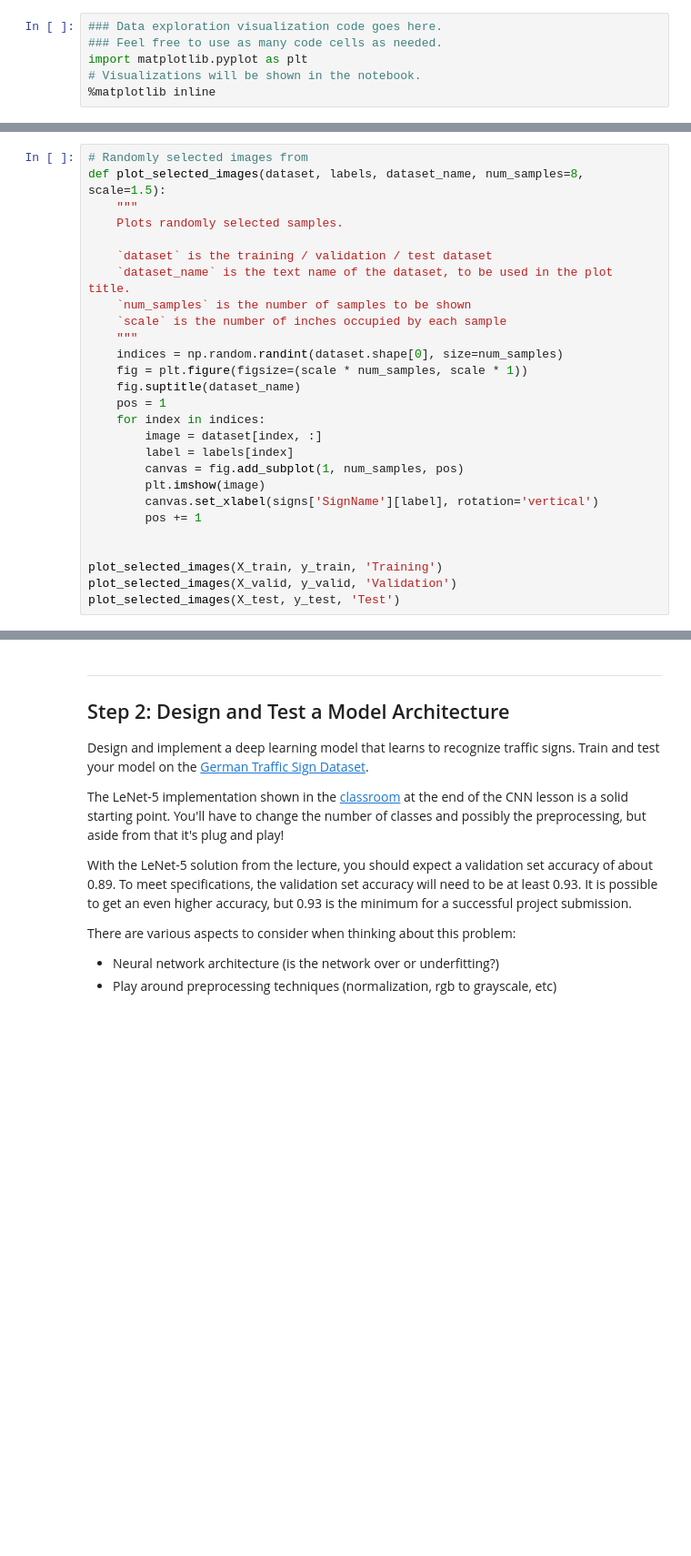
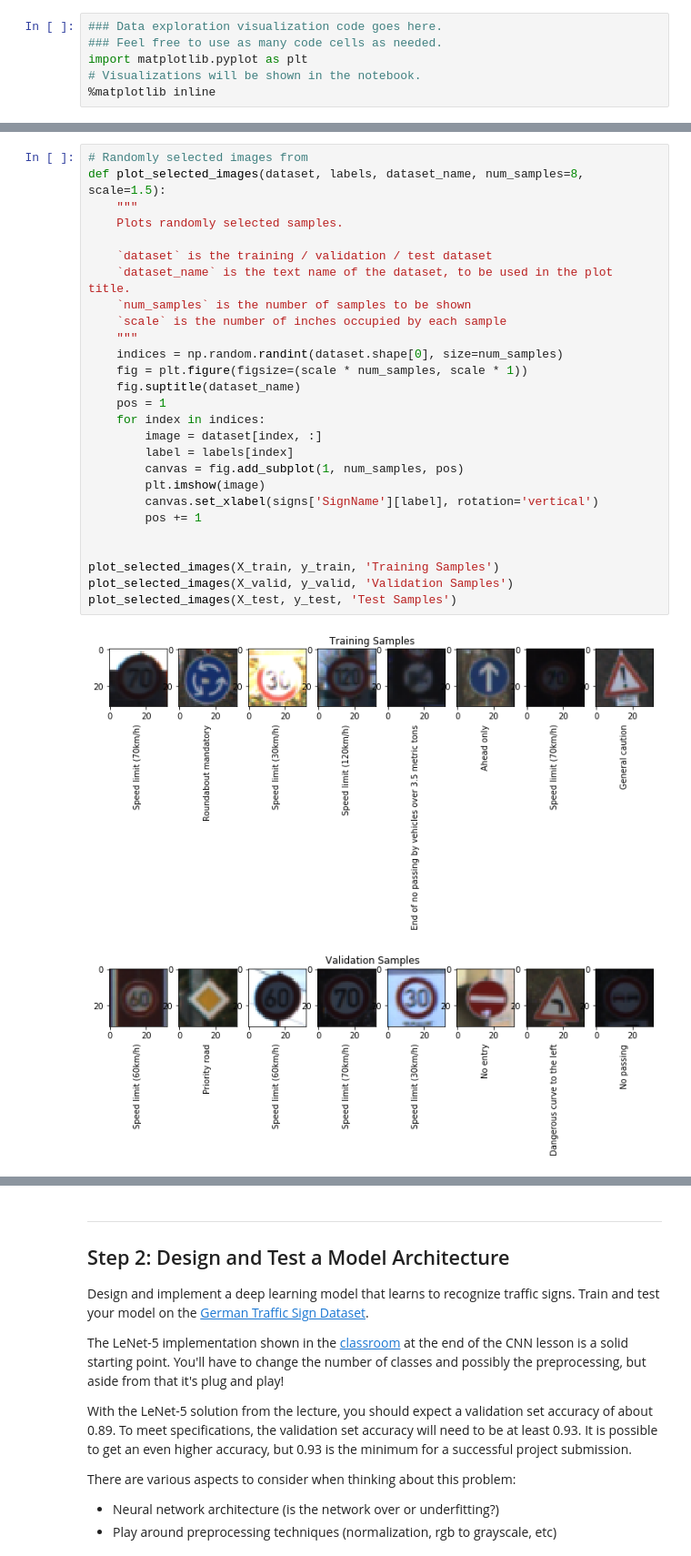
Before and after one commit to itprov/CarND-Traffic-Sign-Classifier-Project, a Jupyter notebook: Traffic_Sign_Classifier.ipynb, the cells around one changed output, grey strips where cells are left out. Shown: that part at 91% size. Drawn from its saved outputs; the diff is of its cells as text; blank space fills up the shorter version.

```diff
--- a/Traffic_Sign_Classifier.ipynb
+++ b/Traffic_Sign_Classifier.ipynb
@@ -123,27 +143,30 @@ plot_columns_label_counts(y_test, 'Test')
 # %%
 # Randomly selected images from
 def plot_selected_images(dataset, labels, dataset_name, num_samples=8, scale=1.5):
     """
     Plots randomly selected samples.
 
     `dataset` is the training / validation / test dataset
     `dataset_name` is the text name of the dataset, to be used in the plot title.
     `num_samples` is the number of samples to be shown
     `scale` is the number of inches occupied by each sample
     """
     indices = np.random.randint(dataset.shape[0], size=num_samples)
     fig = plt.figure(figsize=(scale * num_samples, scale * 1))
     fig.suptitle(dataset_name)
     pos = 1
     for index in indices:
         image = dataset[index, :]
         label = labels[index]
         canvas = fig.add_subplot(1, num_samples, pos)
         plt.imshow(image)
         canvas.set_xlabel(signs['SignName'][label], rotation='vertical')
         pos += 1
 
 
-plot_selected_images(X_train, y_train, 'Training')
-plot_selected_images(X_valid, y_valid, 'Validation')
-plot_selected_images(X_test, y_test, 'Test')
+plot_selected_images(X_train, y_train, 'Training Samples')
+plot_selected_images(X_valid, y_valid, 'Validation Samples')
+plot_selected_images(X_test, y_test, 'Test Samples')
+# %% [output]
+[figure, added]
+[figure, added]
```
Also changed, not shown: parts of 20 cells of this notebook, 18 other files.
